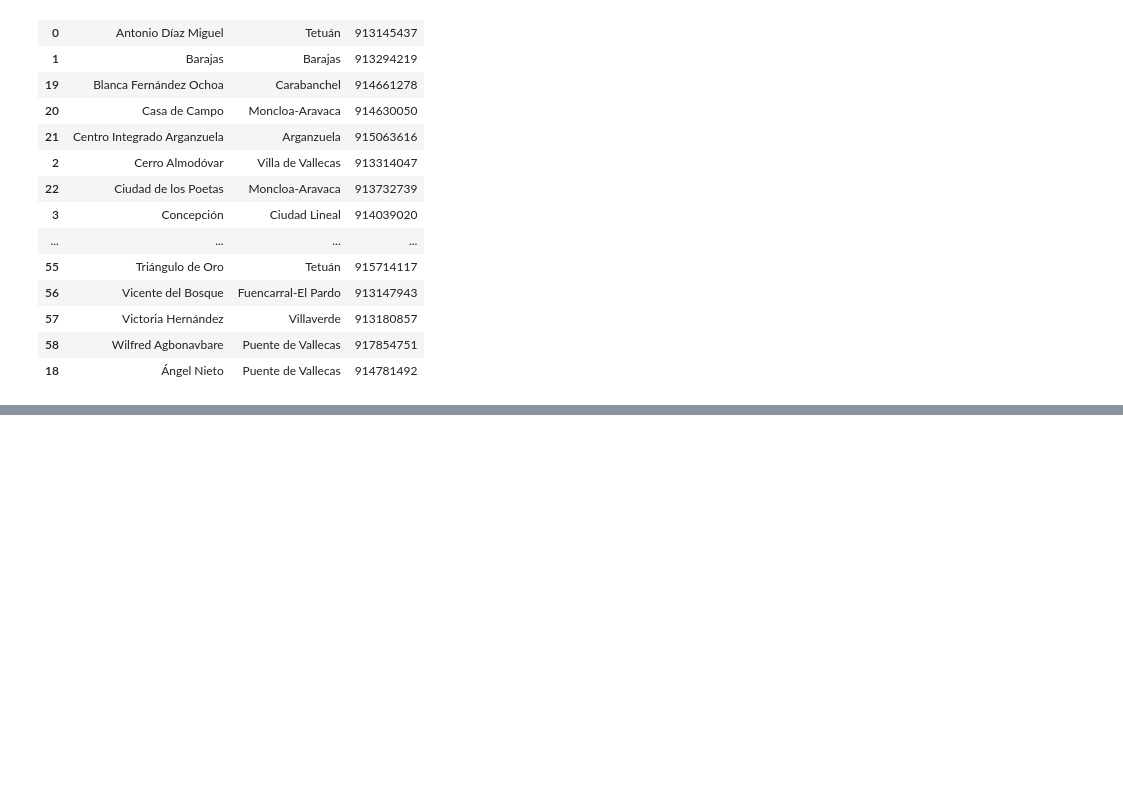
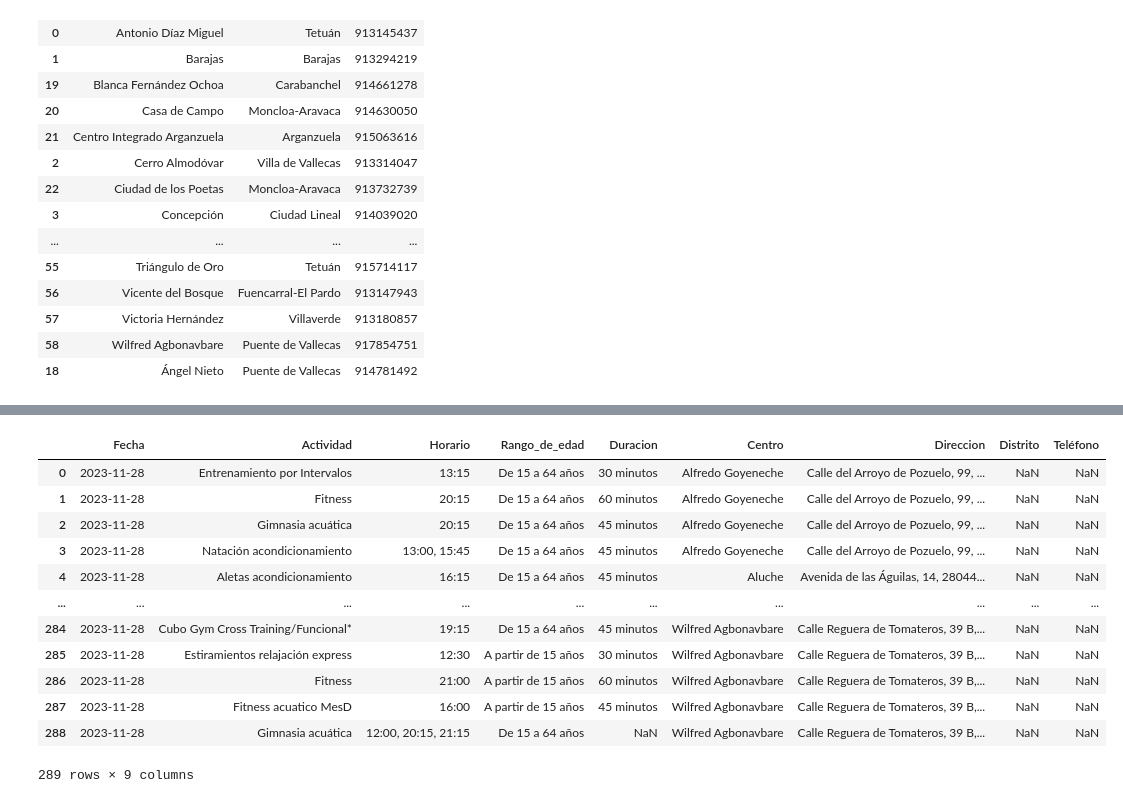
Before and after one commit to GiamoSalerno/Scraper-Deportes-Madrid, a Jupyter notebook: merge.ipynb, the cells around one changed output, grey strips where cells are left out. Cells and saved outputs as stored; diff of their text form; code cells hidden in the pictures; blank space fills up the shorter version.

```diff
--- a/merge.ipynb
+++ b/merge.ipynb
@@ -137,0 +152,17 @@ contact.to_csv('data/contacto.csv', index=False)
+# %%
+df = pd.read_csv('data/28-11-2023.csv')
+df
+# %% [output]
+|  | Fecha | Actividad | Horario | Rango_de_edad | Duracion | Centro | Direccion | Distrito | Teléfono |
+| 0 | 2023-11-28 | Entrenamiento por Intervalos | 13:15 | De 15 a 64 años | 30 minutos | Alfredo Goyeneche | Calle del Arroyo de Pozuelo, 99, ... | NaN | NaN |
+| 1 | 2023-11-28 | Fitness | 20:15 | De 15 a 64 años | 60 minutos | Alfredo Goyeneche | Calle del Arroyo de Pozuelo, 99, ... | NaN | NaN |
+| 2 | 2023-11-28 | Gimnasia acuática | 20:15 | De 15 a 64 años | 45 minutos | Alfredo Goyeneche | Calle del Arroyo de Pozuelo, 99, ... | NaN | NaN |
+| 3 | 2023-11-28 | Natación acondicionamiento | 13:00, 15:45 | De 15 a 64 años | 45 minutos | Alfredo Goyeneche | Calle del Arroyo de Pozuelo, 99, ... | NaN | NaN |
+| 4 | 2023-11-28 | Aletas acondicionamiento | 16:15 | De 15 a 64 años | 45 minutos | Aluche | Avenida de las Águilas, 14, 28044... | NaN | NaN |
+| ... | ... | ... | ... | ... | ... | ... | ... | ... | ... |
+| 284 | 2023-11-28 | Cubo Gym Cross Training/Funcional* | 19:15 | De 15 a 64 años | 45 minutos | Wilfred Agbonavbare | Calle Reguera de Tomateros, 39 B,... | NaN | NaN |
+| 285 | 2023-11-28 | Estiramientos relajación express | 12:30 | A partir de 15 años | 30 minutos | Wilfred Agbonavbare | Calle Reguera de Tomateros, 39 B,... | NaN | NaN |
+| 286 | 2023-11-28 | Fitness | 21:00 | A partir de 15 años | 60 minutos | Wilfred Agbonavbare | Calle Reguera de Tomateros, 39 B,... | NaN | NaN |
+| 287 | 2023-11-28 | Fitness acuatico MesD | 16:00 | A partir de 15 años | 45 minutos | Wilfred Agbonavbare | Calle Reguera de Tomateros, 39 B,... | NaN | NaN |
+| 288 | 2023-11-28 | Gimnasia acuática | 12:00, 20:15, 21:15 | De 15 a 64 años | NaN | Wilfred Agbonavbare | Calle Reguera de Tomateros, 39 B,... | NaN | NaN |
+289 rows × 9 columns
```
Also changed, not shown: parts of 8 cells of this notebook, 21 other files.
